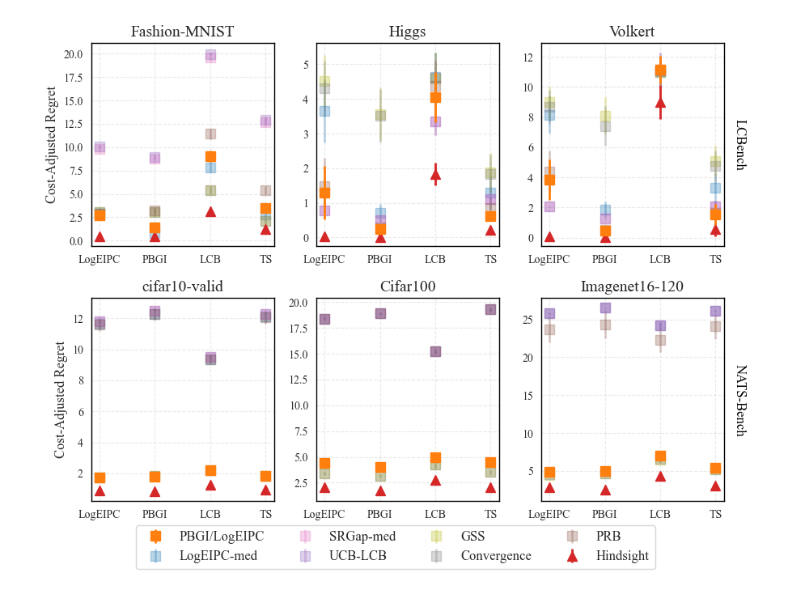
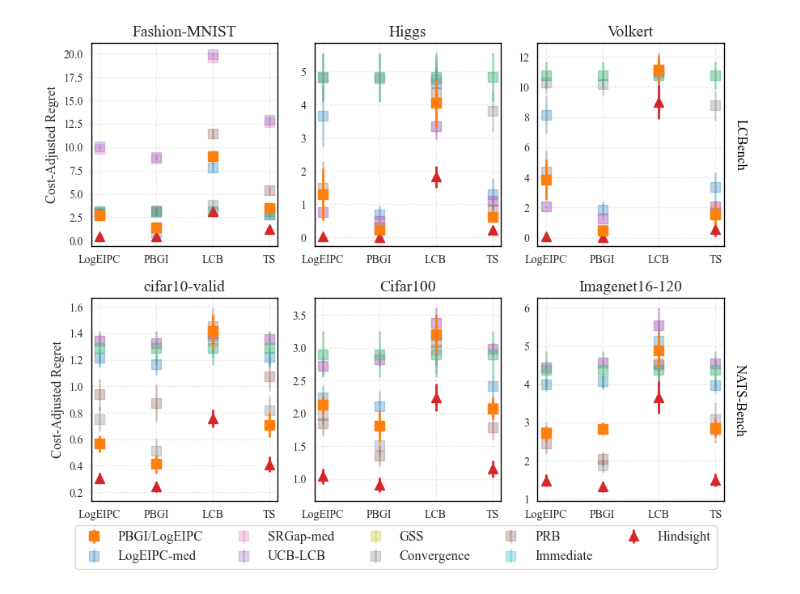
Before and after one commit to QianJaneXie/CostAwareStoppingBayesOpt, a Jupyter notebook: notebooks/LCBench_NATS_KnownCost.ipynb, the cells around one changed output. Cells and saved outputs as stored; diff of their text form; code cells hidden in the pictures.

Commit message:
add immediate baseline

```diff
--- a/notebooks/LCBench_NATS_KnownCost.ipynb
+++ b/notebooks/LCBench_NATS_KnownCost.ipynb
@@ -33,7 +33,18 @@ import numpy as np
 dataset_names = ['Fashion-MNIST', 'higgs', 'volkert', 'cifar10-valid', 'cifar100', 'ImageNet16-120']
 lambdas       = [1e-3, 1e-4, 1e-5]
 acq_order     = ['LogEIPC', 'PBGI', 'LCB', 'TS']
-init          = 20
+init          = 0
+
+# Define lambda values for each benchmark
+lcbench_datasets = ['Fashion-MNIST', 'higgs', 'volkert']
+nats_datasets = ['cifar10-valid', 'cifar100', 'ImageNet16-120']
+
+# Lambda mapping: LCBench uses 1e-4, NATS-Bench uses 1e-5
+dataset_lambda = {}
+for dataset in lcbench_datasets:
+    dataset_lambda[dataset] = 1e-4
+for dataset in nats_datasets:
+    dataset_lambda[dataset] = 1e-5
 
 
 cost_limit_per_dataset = {
@@ -60,6 +71,7 @@ color_dict = {
     'PRB':         'tab:brown',
     'GSS':         'tab:olive',
     'Convergence': 'tab:gray',
+    'Immediate':   'tab:cyan',
     'Hindsight':   'tab:red'
 }
 marker_dict = {
@@ -165,6 +177,13 @@ for lam in lambdas:
             ))
         },
         {
+            'stp_key':      'Immediate',
+            'is_hindsight': False,
+            'condition_fn': (lambda i, seed, d, fa=fixed_acq: (
+                i >= 0
+            ))
+        },
+        {
             'stp_key':      'Hindsight',
             'is_hindsight': True,
             'condition_fn': None
@@ -216,11 +235,6 @@ def style_spines(ax, color='black', linewidth=1):
         spine.set_edgecolor(color)
         spine.set_linewidth(linewidth)
 
-dataset_names = ['Fashion-MNIST', 'higgs', 'volkert', 'cifar10-valid', 'cifar100', 'ImageNet16-120']
-lam = 1e-4
-lam_str = '1e-4'
-acq_order = ['LogEIPC', 'PBGI', 'LCB', 'TS']
-init = 20
 n_acq_cols = len(acq_order)
 
 n_rows, n_cols = 2, 3
@@ -231,6 +245,10 @@ for ds_idx, d in enumerate(dataset_names):
     ax = axes_flat[ds_idx]
     best_acc = best_acc_per_dataset[d]
     best_error = 100. - best_acc
+
+    # Get dataset-specific lambda value
+    lam = dataset_lambda[d]
+    lam_str = f"1e-{int(round(-np.log10(lam)))}"
 
     for j, acq in enumerate(acq_order):
         fixed_acq = f"PBGI({lam_str})" if acq == 'PBGI' else acq
@@ -249,7 +267,10 @@ for ds_idx, d in enumerate(dataset_names):
                     regs = np.array(errs) - best_error + lam * np.array(costs)
                     stop_idx = int(np.argmin(regs))
                 else:
-                    stop_idx = next((k for k in range(init, len(errs)) if rule['condition_fn'](k, seed, d)), len(errs) - 1)
+                    # Allow early stopping for 'Immediate'
+                    start_idx = 0 if rule['stp_key'] == 'Immediate' else init
+                    stop_idx = next((i for i in range(start_idx, len(errs))
+                                    if rule['condition_fn'](i, seed, d)), len(errs) - 1)
                     if stop_idx == len(errs) - 1:
                         non_stopping_count += 1
                 stop_vals.append((errs[stop_idx] - best_error) + lam * costs[stop_idx])
@@ -275,31 +296,31 @@ for ds_idx, d in enumerate(dataset_names):
 
     # Compute row/col from dataset index
     row = ds_idx // n_cols
     col = ds_idx % n_cols
 
     # Y label only on the leftmost column of each row
     if col == 0:
         ax.set_ylabel("Cost-Adjusted Regret")
 
     # Right-side labels for the last column in each row
     if col == n_cols - 1:
         right_label = 'LCBench' if row == 0 else 'NATS-Bench'
         ax.text(1.05, 0.5, right_label, transform=ax.transAxes,
                 rotation=-90, va='center', ha='left', fontsize=12, color='black')
 
 # Hide unused subplots (if any)
 for k in range(len(dataset_names), len(axes_flat)):
     axes_flat[k].set_visible(False)
 
 # Shared legend
 handles, labels = axes_flat[0].get_legend_handles_labels()
 legend_hls = dict(zip(labels, handles))
 fig.legend(legend_hls.values(), legend_hls.keys(),
            loc='lower center', bbox_to_anchor=(0.5, -0.02),
            ncol=ceil(len(legend_hls) / 2), fontsize=12)
 
 plt.tight_layout(rect=[0, 0.05, 1, 0.95])
 plt.savefig('../plots/BarPlot_LCBench_NATS.pdf', bbox_inches='tight')
 plt.show()
 # %% [output]
-[figure, old version]
+[figure, new version]
```
Also changed, not shown: 5 other files.
